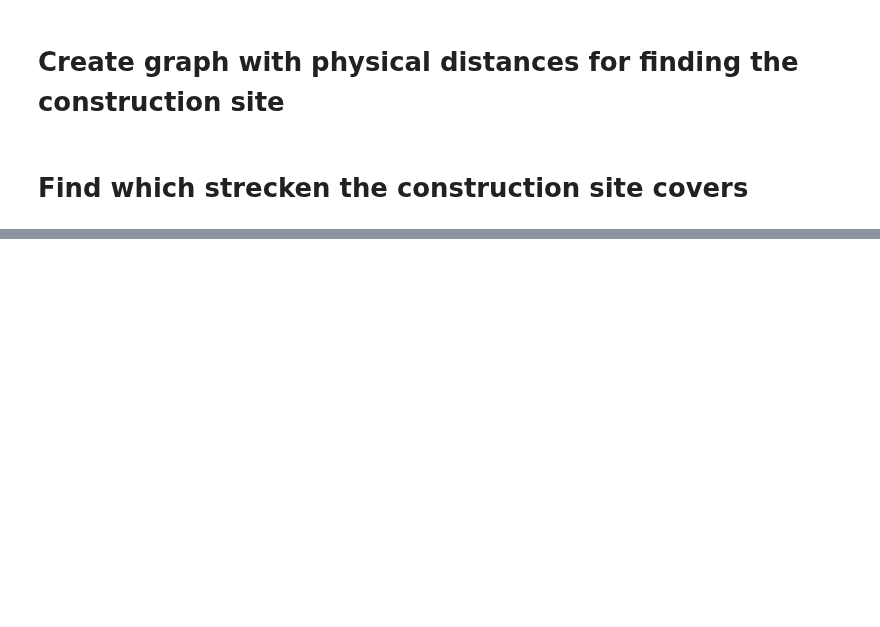
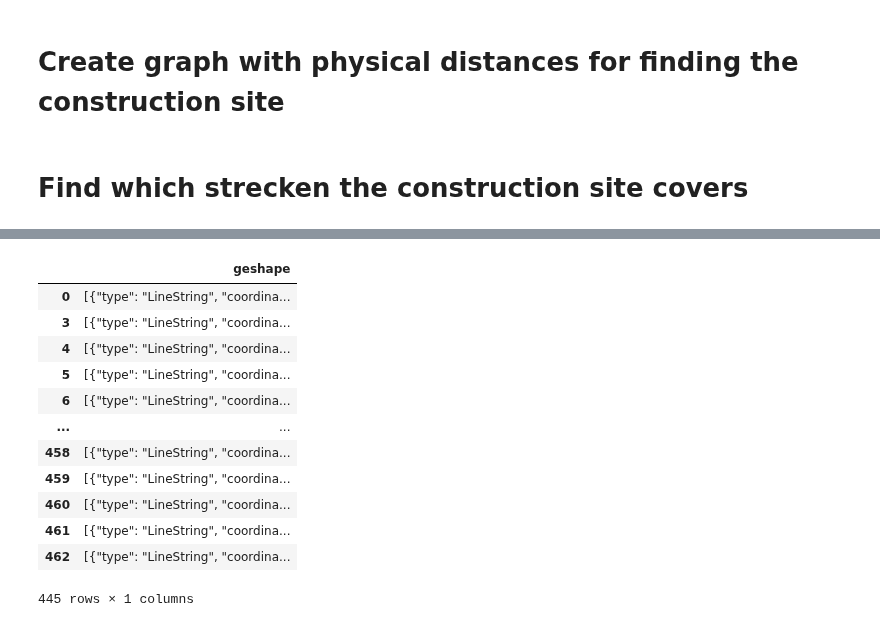
Before and after one commit to oalkayacd/polyhack2020, a Jupyter notebook: build_graph.ipynb, the cells around one changed output, grey strips where cells are left out. Drawn from its saved outputs; the diff is of its cells as text; code cells hidden in the pictures; blank space fills up the shorter version.

```diff
--- a/build_graph.ipynb
+++ b/build_graph.ipynb
@@ -377,2 +362,35 @@ display(id_edges)
 # %%
 id_edges.to_csv("id_edges.csv")
+# %%
+rows = [list(),list()]
+for idx, entry in id_edges.iterrows():
+    sites = entry["Edges"]
+    empty = list()
+    for site in sites:
+        string = 'SBB_' + site[0] + "_" + site[1]
+        if len(zugzahlen.loc[zugzahlen["PID"] == string]) != 0:
+            empty.append(zugzahlen.loc[zugzahlen["PID"] == string].iloc[0]['geoshape'])
+        elif len(zugzahlen.loc[zugzahlen["PID"] == 'SBB_' + site[1] + "_" + site[0]]) != 0:
+            string = 'SBB_' + site[1] + "_" + site[0]
+            empty.append(zugzahlen.loc[zugzahlen["PID"] == string].iloc[0]['geoshape'])
+    rows[0].append(idx)
+    rows[1].append(empty)
+# %%
+dict_rows = {'geshape': rows[1]}
+
+id_geoshape = pd.DataFrame(dict_rows,index = rows[0])
+display(id_geoshape)
+# %% [output]
+|  | geshape |
+| 0 | [{"type": "LineString", "coordina... |
+| 3 | [{"type": "LineString", "coordina... |
+| 4 | [{"type": "LineString", "coordina... |
+| 5 | [{"type": "LineString", "coordina... |
+| 6 | [{"type": "LineString", "coordina... |
+| ... | ... |
+| 458 | [{"type": "LineString", "coordina... |
+| 459 | [{"type": "LineString", "coordina... |
+| 460 | [{"type": "LineString", "coordina... |
+| 461 | [{"type": "LineString", "coordina... |
+| 462 | [{"type": "LineString", "coordina... |
+445 rows × 1 columns
```
Also changed, not shown: parts of 4 cells of this notebook.
